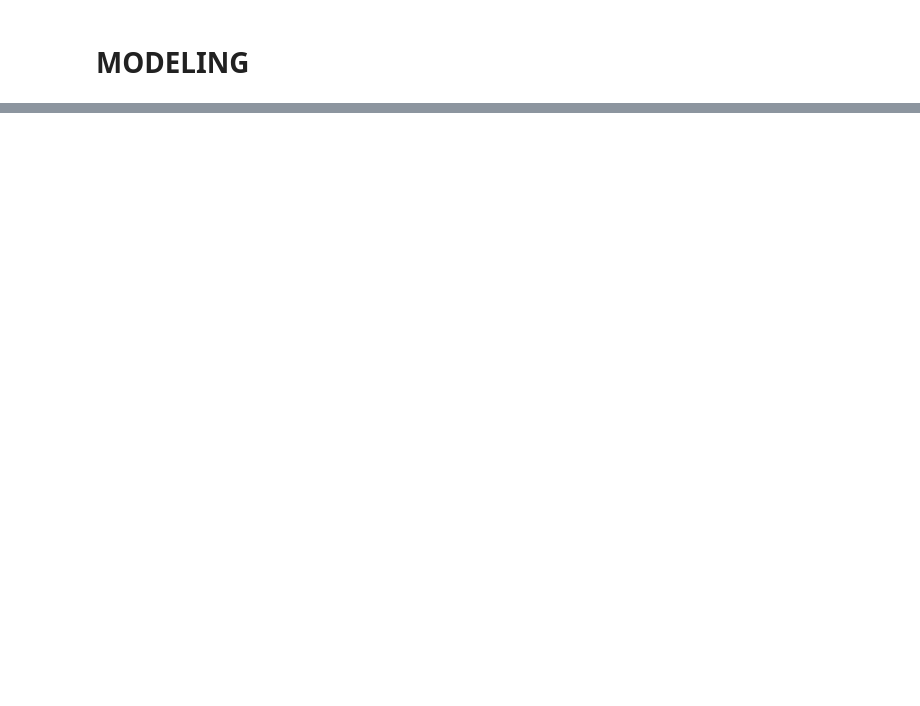
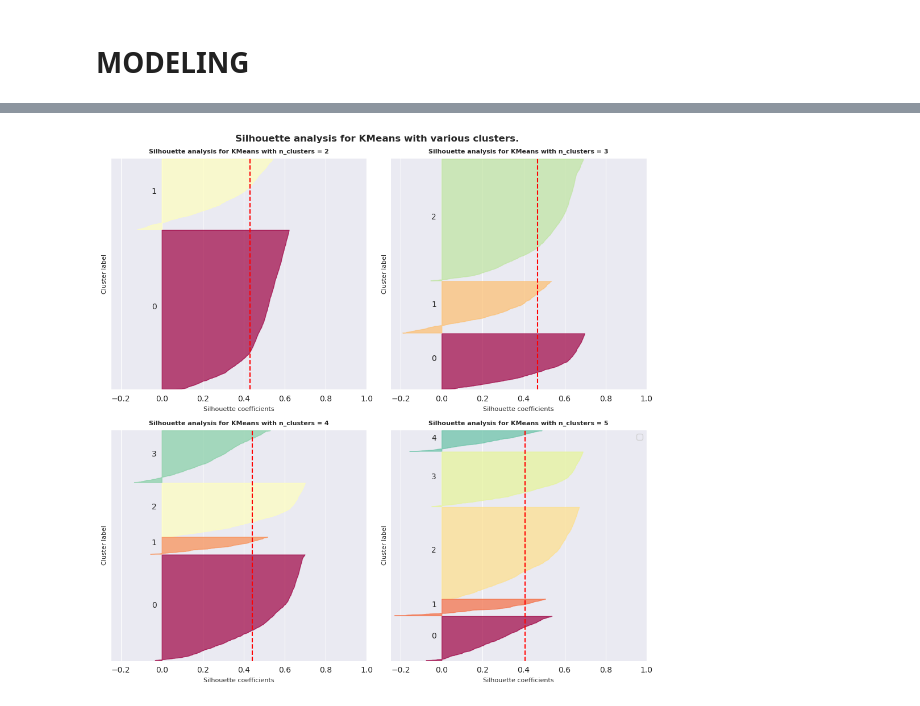
Before and after one commit to ds-edu/DataScienceCapstone_OnlineRetail, a Jupyter notebook: notebooks/Modeling.ipynb, the cells around one changed output, grey strips where cells are left out. Cells and saved outputs as stored; diff of their text form; code cells hidden in the pictures; blank space fills up the shorter version.

```diff
--- a/notebooks/Modeling.ipynb
+++ b/notebooks/Modeling.ipynb
@@ -703,4 +2,0 @@ Q: Is this correct?
-# %%
-bestK = 4
-pipe = Pipeline( [ ( 'scaler', StandardScaler() ), ('kmeans', KMeans() ) ] )
-pipe.set_params(kmeans__n_clusters = bestK, kmeans__random_state = seed, kmeans__max_iter = 1000)
@@ -765,0 +510,13 @@ Next check the distribution of labels in the cluster via barplot or violin Plot
+# %%
+# Manually choose SMBO parameters
+
+best_inertia = df_inertia[df_inertia.tuning == 'SMBO']
+
+model = best_inertia['model'].item()
+tuning = best_inertia['tuning'].item()
+params = best_inertia['best_params'].item()
+
+final_best_params= space_eval(km_space, km_smbo)
+
+print('Chosen algorithm :', model)
+print('Best parameters :', final_best_params )
@@ -765,0 +589,73 @@ Next check the distribution of labels in the cluster via barplot or violin Plot
+# %%
+fig, ax1 = plt.subplots(2,2, figsize=(10,10))
+avg_silhouette_scores = []
+avg_per_k = {}
+
+for i, k in enumerate(k_clusters[0:4]):
+
+    xctr = yctr = 0
+    if i%2 != 0:
+        yctr = 1
+    if i>=2:
+        xctr = 1
+
+    # The silhouette coefficient can range from -1, 1
+    ax1[xctr][yctr].set_xlim([-0.25, 1])
+    ax1[xctr][yctr].set_ylim([-1, len(X_scaled) + (k + 1) * 10])
+
+    np.random.seed(random_seed)
+    np.random.default_rng(random_seed)
+    clusterer = KMeans(n_clusters=k,
+                       random_state=random_seed,
+                       n_init = final_best_params['n_init'],
+                       max_iter=final_best_params['max_iter'],
+                       init = final_best_params['init'],
+                       tol = final_best_params['tol'],
+                       algorithm = final_best_params['algorithm'])
+
+    cl_labels = clusterer.fit_predict(X_scaled)
+
+
+    silhouette_avg  = silhouette_score(X_scaled, cl_labels)
+    avg_silhouette_scores.append(silhouette_avg)
+    avg_per_k[k] = silhouette_avg
+
+    sample_silhouette_values = silhouette_samples(X_scaled, cl_labels)
+
+    y_lower = 10
+    for i in range(k):
+        ith_cluster_silhouette_values = \
+            sample_silhouette_values[cl_labels == i]
+
+        ith_cluster_silhouette_values.sort()
+
+        size_cluster_i = ith_cluster_silhouette_values.shape[0]
+        y_upper = y_lower + size_cluster_i
+
+        cmap = colormaps.get_cmap('Spectral')
+        color = cmap(float(i) / k)
+        ax1[xctr][yctr].fill_betweenx(np.arange(y_lower, y_upper),
+                          0, ith_cluster_silhouette_values,
+                          facecolor=color, edgecolor=color, alpha=0.7)
+
+        ax1[xctr][yctr].text(-0.05, y_lower + 0.5 * size_cluster_i, str(i))
+
+        y_lower = y_upper + 10  # 10 for the 0 samples
+
+
+    ax1[xctr][yctr].set_title("Silhouette analysis for KMeans with n_clusters = %d" % k, fontsize=8, fontweight='bold')
+    ax1[xctr][yctr].set_xlabel("Silhouette coefficients", fontsize=8)
+    ax1[xctr][yctr].set_ylabel("Cluster label",  fontsize=8)
+
+
+    ax1[xctr][yctr].axvline(x=silhouette_avg, color="red", linestyle="--")
+    ax1[xctr][yctr].set_yticks([])  # Clear the yaxis labels / ticks
+    ax1[xctr][yctr].set_xticks([ -0.2, 0, 0.2, 0.4, 0.6, 0.8, 1])
+    plt.legend()
+    plt.tight_layout()
+    plt.suptitle("Silhouette analysis for KMeans with various clusters.",
+                 fontsize=12, fontweight='bold')
+
+plt.show()
+# %% [output]
+[figure, added]
```
Also changed, not shown: parts of 151 cells of this notebook.
